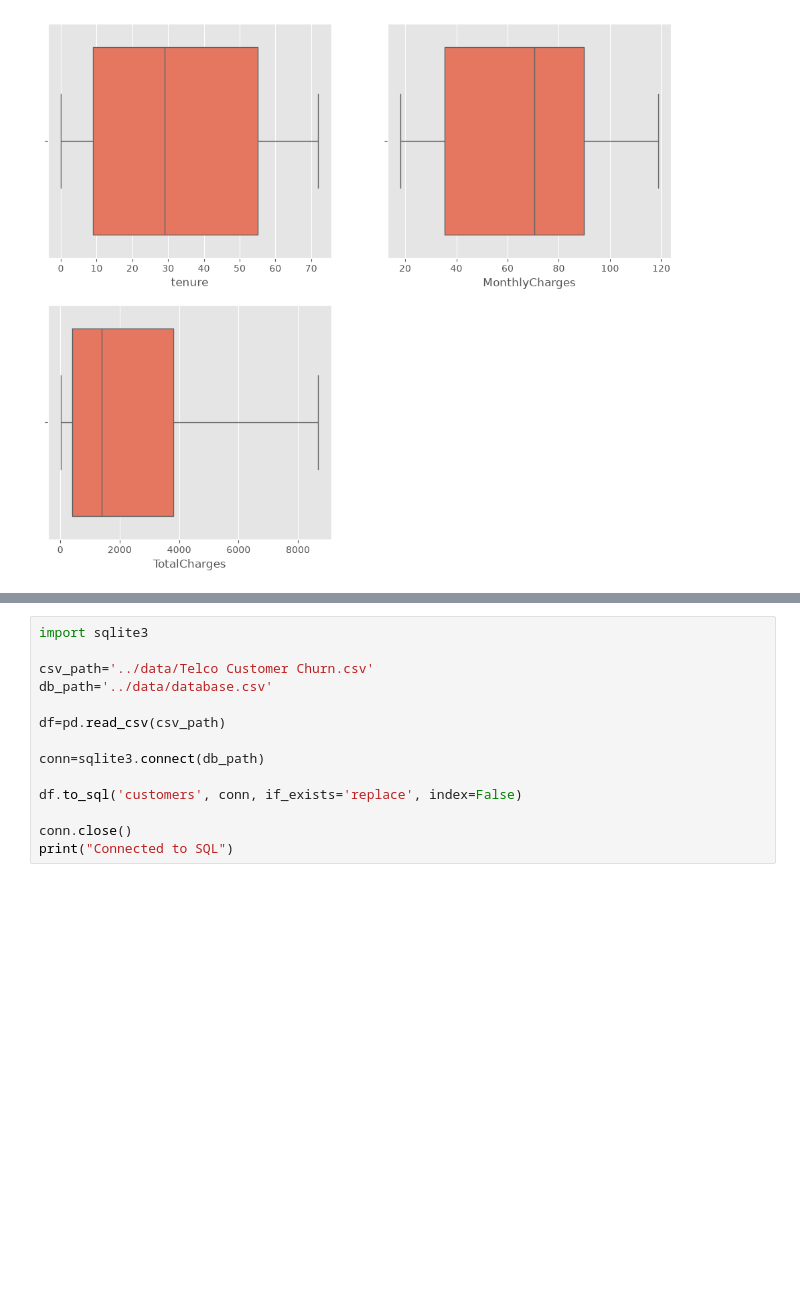
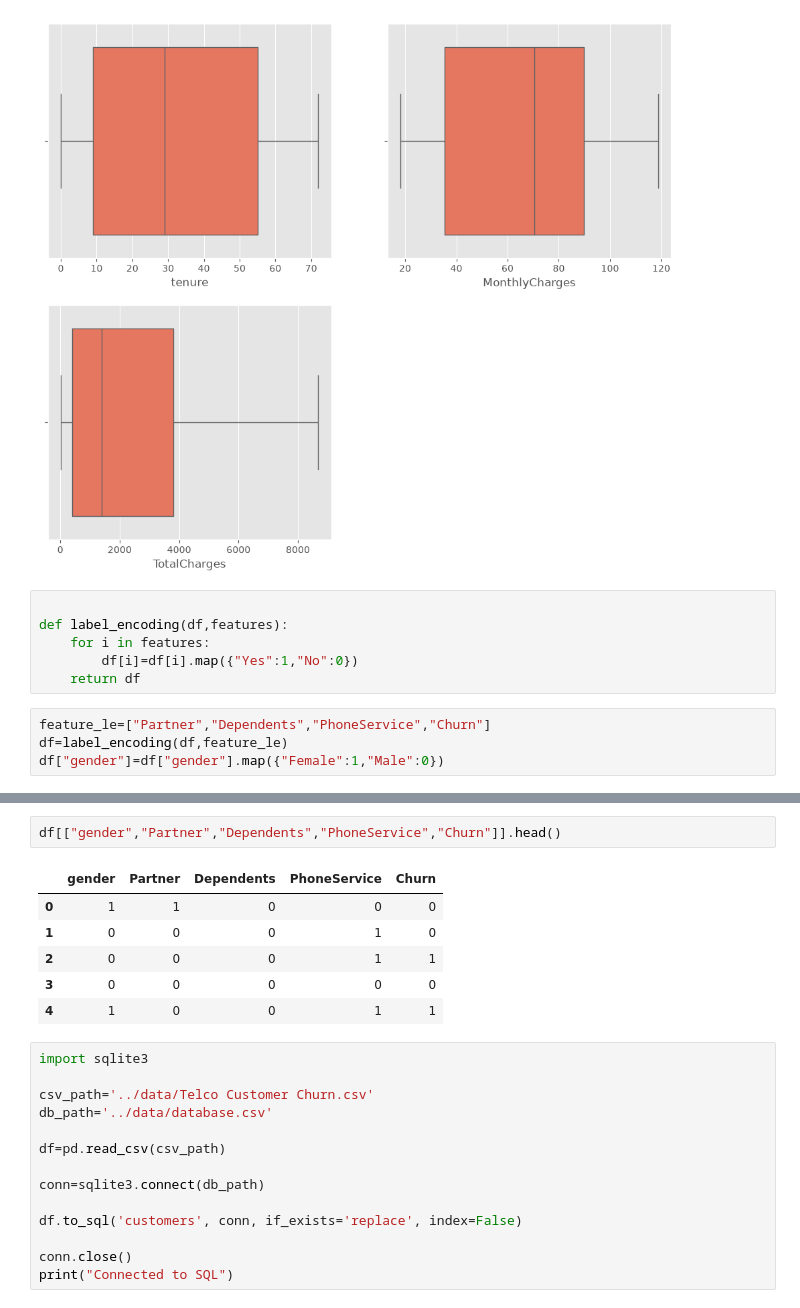
Before and after one commit to rajesh-sudam/telco_data_analysis, a Jupyter notebook: src/main.ipynb, the cells around one changed output, grey strips where cells are left out. Drawn from its saved outputs; the diff is of its cells as text; blank space fills up the shorter version.

Commit message:
Label Encoding

```diff
--- a/src/main.ipynb
+++ b/src/main.ipynb
@@ -221,3 +221,13 @@ Passing `palette` without assigning `hue` is deprecated and will be removed in v
 
   ax=sns.boxplot(x=column,data=df,palette="Reds")
 [figure]
+# %%
+
+def label_encoding(df,features):
+    for i in features:
+        df[i]=df[i].map({"Yes":1,"No":0})
+    return df
+# %%
+feature_le=["Partner","Dependents","PhoneService","Churn"]
+df=label_encoding(df,feature_le)
+df["gender"]=df["gender"].map({"Female":1,"Male":0})
@@ -224,3 +253,12 @@ Passing `palette` without assigning `hue` is deprecated and will be removed in v
+# %%
+df[["gender","Partner","Dependents","PhoneService","Churn"]].head()
+# %% [output]
+|  | gender | Partner | Dependents | PhoneService | Churn |
+| 0 | 1 | 1 | 0 | 0 | 0 |
+| 1 | 0 | 0 | 0 | 1 | 0 |
+| 2 | 0 | 0 | 0 | 1 | 1 |
+| 3 | 0 | 0 | 0 | 0 | 0 |
+| 4 | 1 | 0 | 0 | 1 | 1 |
 # %%
 import sqlite3
 
```
Also changed, not shown: parts of 2 cells of this notebook, 1 other file.
